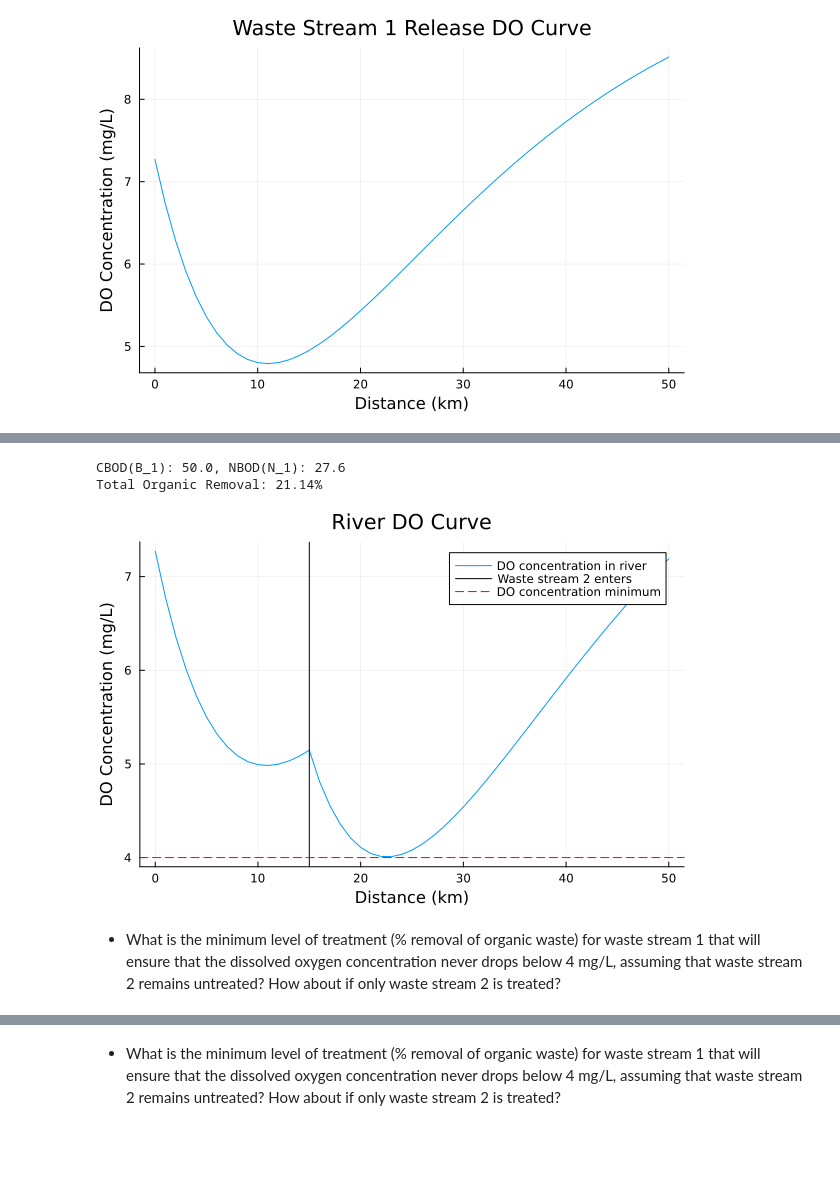
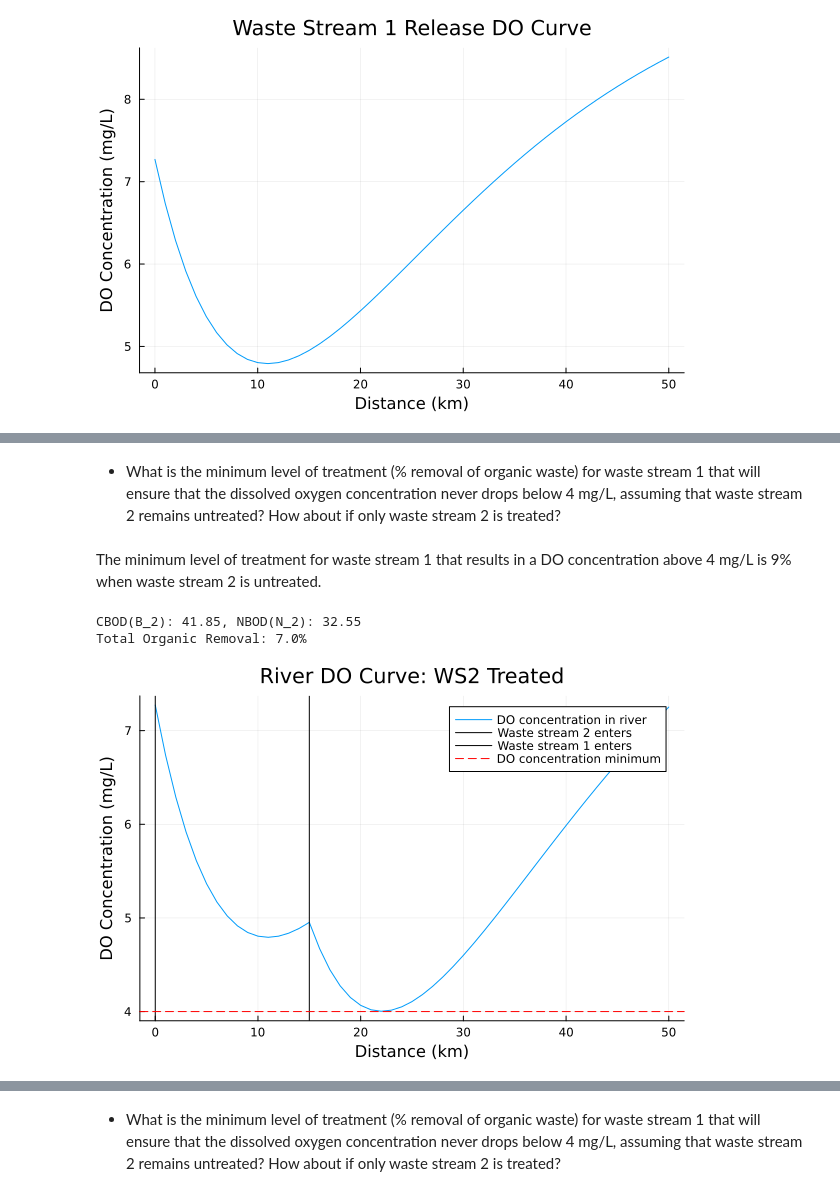
Before and after one commit to BEE4750-FA24/hw3-acute-triangle, a Jupyter notebook: hw03.ipynb, the cells around one changed output, grey strips where cells are left out. Drawn from its saved outputs; the diff is of its cells as text; code cells hidden in the pictures; blank space fills up the shorter version.

Commit message:
Question 1, check my code

```diff
--- a/hw03.ipynb
+++ b/hw03.ipynb
@@ -285,3 +305,10 @@ hline!([4], color=:red, linestyle=:dash, label = "DO concentration minimum")
+# %% [markdown]
+-   What is the minimum level of treatment (% removal of organic waste)
+    for waste stream 1 that will ensure that the dissolved oxygen
+    concentration never drops below 4 mg/L, assuming that waste stream 2
+    remains untreated? How about if only waste stream 2 is treated?
+# %% [markdown]
+The minimum level of treatment for waste stream 1 that results in a DO concentration above 4 mg/L is 9% when waste stream 2 is untreated.
 # %%
 function do_simulate(x, C0, B0, N0, ka, kn, kc, Cs, U)
     B = B0 * exp(-kc * x / U)
@@ -290,7 +317,7 @@ function do_simulate(x, C0, B0, N0, ka, kn, kc, Cs, U)
     α2 = (kc/(ka-kc)) * (exp.(-kc * x / U) - exp(-ka * x / U))
     α3 = (kn/(ka-kn)) * (exp(-kn * x / U) - exp(-ka * x / U))
     C = Cs * (1 - α1) + (C0 * α1) - (B0 * α2) - (N0 * α3)
-    return (C, B, N)
+    return (C, B, N) # C-->DO, B-->CBOD, N-->NBOD
 end
 
 # inital river properties
@@ -313,76 +340,54 @@ N_2 = 35 #mg/L
 
 # decay values
 ka = 0.55 #/day
 kc = 0.35 #/day
 kn = 0.25 #/day
 
 Cs = 10 #mg/L
 U = 6 #km/day
 
 # distance in km
 x_1 = 0:15
 x_2 = 1:35
 x_3 = 0:50
 
 WS1_C = ((Q_in * C_in) + (Q_1 * C_1)) / (Q_in + Q_1) #mg/L
+WS1_B = ((Q_in * B_in) + (Q_1 * B_1)) / (Q_in + Q_1) #mg/L
+WS1_N = ((Q_in * N_in) + (Q_1 * N_1)) / (Q_in + Q_1) #mg/L
 
-done = false
+do_new = (y -> do_simulate(y, WS1_C, WS1_B, WS1_N, ka, kc, kn, Cs, U)).(x_1)
+C_new = [d[1] for d in do_new]
 
-for i in 50:-0.1:0  # Start from 50, decrease to 0
-    if !done
-        WS1_B = ((Q_in * B_in) + (Q_1 * i)) / (Q_in + Q_1)
-        for j in 35:-0.1:0  # Start from 35, decrease to 0
-            WS1_N = ((Q_in * N_in) + (Q_1 * j)) / (Q_in + Q_1)
+C_15 = do_new[16][1]
+B_15 = do_new[16][2]
+N_15 = do_new[16][3]
 
-            do_new = (y -> do_simulate(y, WS1_C, WS1_B, WS1_N, ka, kc, kn, Cs, U)).(x_1)
-            C_new = [d[1] for d in do_new]
+for i in 1:-0.01:0  # Start from 35, decrease to 0
+    WS2_C = ((Q_2 * C_2) + ((Q_in + Q_1) * C_15)) / (Q_in + Q_1 + Q_2)
+    WS2_B = ((Q_2 * B_2*i) + ((Q_in + Q_1) * B_15)) / (Q_in + Q_1 + Q_2)
+    WS2_N = ((Q_2 * N_2*i) + ((Q_in + Q_1) * N_15)) / (Q_in + Q_1 + Q_2)
 
-            C_15 = do_new[16][1]
-            B_15 = do_new[16][2]
-            N_15 = do_new[16][3]
+    do_out = (y -> do_simulate(y, WS2_C, WS2_B, WS2_N, ka, kc, kn, Cs, U)).(x_2)
+    C_out = [d[1] for d in do_out]
 
-            WS2_C = ((Q_2 * C_2) + ((Q_in + Q_1) * C_15)) / (Q_in + Q_1 + Q_2) #mg/L
-            WS2_B = ((Q_2 * B_2) + ((Q_in + Q_1) * B_15)) / (Q_in + Q_1 + Q_2) #mg/L
-            WS2_N = ((Q_2 * N_2) + ((Q_in + Q_1) * N_15)) / (Q_in + Q_1 + Q_2) #mg/L
+    # Check if all values in C_out are >= 4.01
+    if all(c > 4 for c in C_out)
+        println("CBOD(B_2): ", round(B_2*i, digits=2), ", NBOD(N_2): ", round(N_2*i,digits=2))
 
-            do_out = (y -> do_simulate(y, WS2_C, WS2_B, WS2_N, ka, kc, kn, Cs, U)).(x_2)
-            C_out = [d[1] for d in do_out]
+        total_removal = round((1-i)*100, digits=2)
 
-            # Check if any value in C_out is >= 4
-            if all(c >= 4.01 for c in C_out)
-                println("CBOD(B_1): ", i, ", NBOD(N_1): ", j)
-
-                i_new = (50-i)/50*100
-                j_new = round((35-j)/35*100,digits=2)
-                total_removal = i_new+j_new
-
-                println("Total Organic Removal: ", total_removal,"%")
-                # Break out of both loops
-                done = true
-                break
-            end
-
-            for c in C_out
-                if c < 4
-                    continue
-                end
-                done = true
-            end
-        end
+        println("Total Organic Removal: ", total_removal, "%")
+        break
     end
 end
 
 C_leave = append!(C_new, C_out)
 
-plot(x_3, C_leave, xlabel = "Distance (km)", ylabel = "DO Concentration (mg/L)", title = "River DO Curve", label = "DO concentration in river", legend=:topright)
+plot(x_3, C_leave, xlabel = "Distance (km)", ylabel = "DO Concentration (mg/L)", title = "River DO Curve: WS2 Treated", label = "DO concentration in river", legend=:topright)
 vline!([15], color=:black, label = "Waste stream 2 enters")
+vline!([0], color=:black, label = "Waste stream 1 enters")
 hline!([4], color=:red, linestyle=:dash, label = "DO concentration minimum")
 # %% [output]
-CBOD(B_1): 50.0, NBOD(N_1): 27.6
-Total Organic Removal: 21.14%
+CBOD(B_2): 41.85, NBOD(N_2): 32.55
+Total Organic Removal: 7.0%
-[figure, old version]
+[figure, new version]
-# %% [markdown]
--   What is the minimum level of treatment (% removal of organic waste)
-    for waste stream 1 that will ensure that the dissolved oxygen
-    concentration never drops below 4 mg/L, assuming that waste stream 2
-    remains untreated? How about if only waste stream 2 is treated?
```
Also changed, not shown: parts of 8 cells of this notebook.
